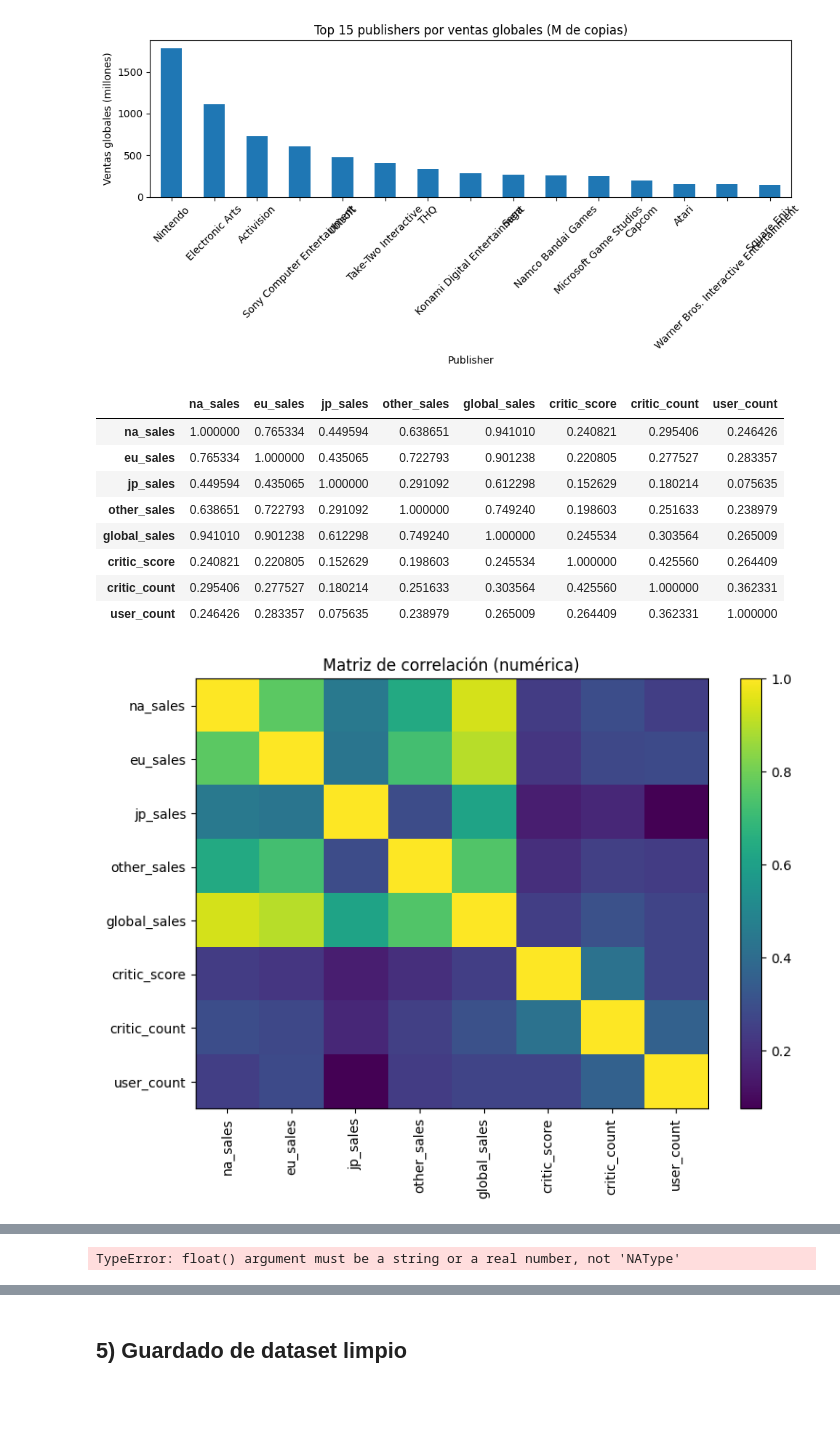
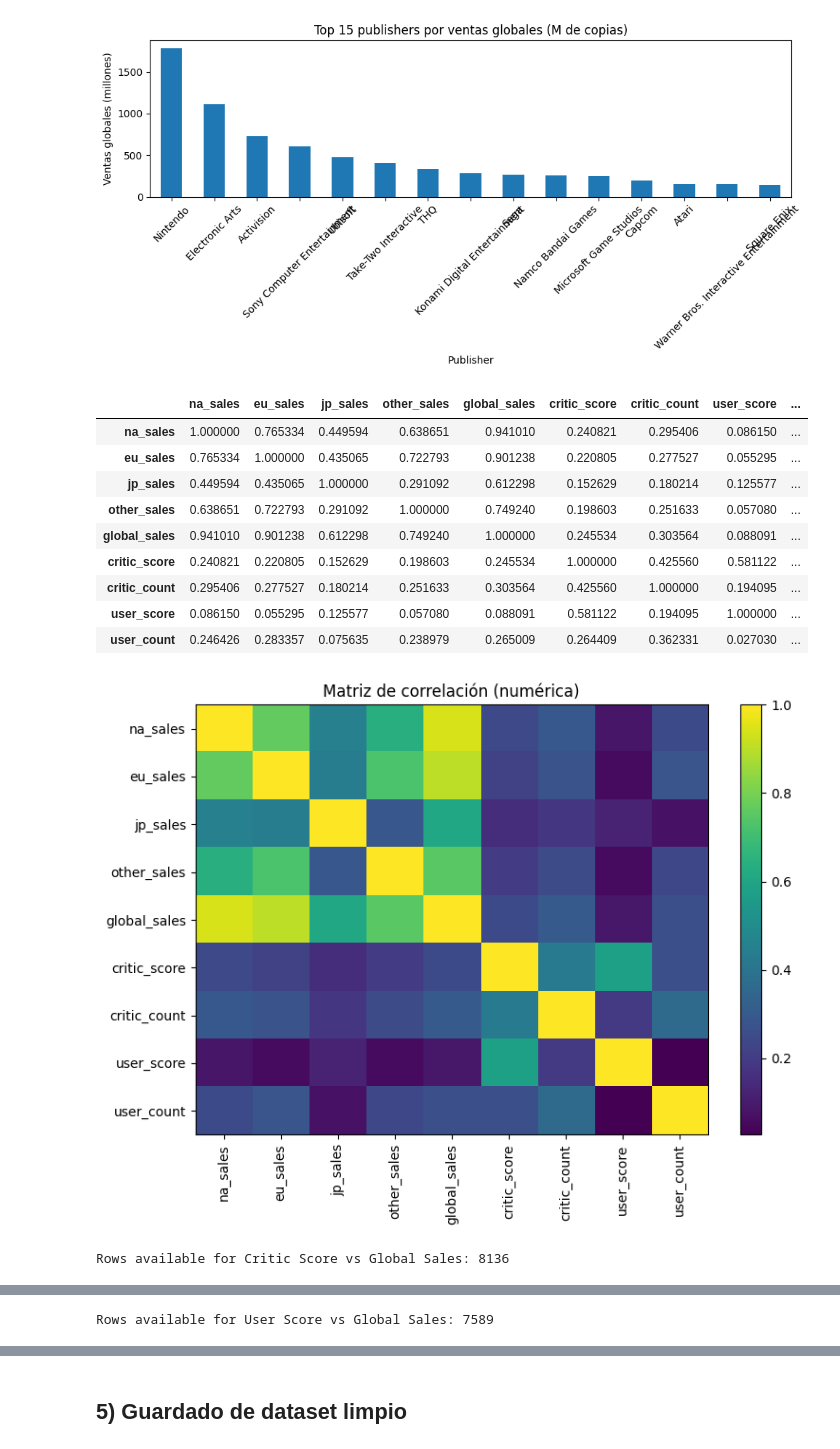
Before and after one commit to Factoria-F5-madrid/proyecto_3_EDA_Yeder_Pimentel, a Jupyter notebook: video_game_sales_EDA.ipynb, the cells around one changed output, grey strips where cells are left out. Saved outputs shown, nothing was run; the diff lists cells and outputs as text; code cells hidden in the pictures; blank space fills up the shorter version.

Commit message:
fix(plot): coerce numeric and drop NA before scatter plots to avoid TypeError

```diff
--- a/video_game_sales_EDA.ipynb
+++ b/video_game_sales_EDA.ipynb
@@ -360,44 +360,66 @@ Name: global_sales, dtype: float64
 [figure]
 # %%
 if 'df_clean' in globals() and set(["critic_score","user_score","global_sales"]).issubset(df_clean.columns):
-    # Correlaciones numéricas
+    # Ensure these columns are numeric (invalid parsing -> NaN)
+    df_clean["critic_score"] = pd.to_numeric(df_clean["critic_score"], errors="coerce")
+    df_clean["user_score"]  = pd.to_numeric(df_clean["user_score"],  errors="coerce")
+    df_clean["global_sales"] = pd.to_numeric(df_clean["global_sales"], errors="coerce")
+
+    # Build numeric-only matrix for correlation (automatically drops non-numeric columns)
     num_cols = df_clean.select_dtypes(include=[np.number]).columns
     corr = df_clean[num_cols].corr()
     display(corr)
 
     plt.figure(figsize=(8,6))
     plt.imshow(corr, interpolation='nearest', aspect='auto')
     plt.title("Matriz de correlación (numérica)")
     plt.xticks(range(len(num_cols)), num_cols, rotation=90)
     plt.yticks(range(len(num_cols)), num_cols)
     plt.colorbar()
     plt.tight_layout()
     plt.show()
 
-    # Relación puntuaciones vs ventas
-    plt.figure(figsize=(6,5))
-    plt.scatter(df_clean["critic_score"], df_clean["global_sales"])
-    plt.xlabel("Critic Score")
-    plt.ylabel("Global Sales (M)")
-    plt.title("Critic Score vs Ventas Globales")
-    plt.tight_layout()
-    plt.show()
+    # ---- Critic Score vs Global Sales ----
+    plot_cs = df_clean[["critic_score","global_sales"]].dropna(subset=["critic_score","global_sales"])
+    print(f"Rows available for Critic Score vs Global Sales: {len(plot_cs)}")
+    if not plot_cs.empty:
+        plt.figure(figsize=(6,5))
+        plt.scatter(plot_cs["critic_score"], plot_cs["global_sales"], alpha=0.6)
+        plt.xlabel("Critic Score")
+        plt.ylabel("Global Sales (M)")
+        plt.title("Critic Score vs Ventas Globales")
+        plt.grid(True, linewidth=0.3, linestyle="--", alpha=0.5)
+        plt.tight_layout()
+        plt.show()
+    else:
+        print("No hay datos válidos para graficar Critic Score vs Global Sales.")
 
-    plt.figure(figsize=(6,5))
-    plt.scatter(df_clean["user_score"], df_clean["global_sales"])
-    plt.xlabel("User Score")
-    plt.ylabel("Global Sales (M)")
-    plt.title("User Score vs Ventas Globales")
-    plt.tight_layout()
-    plt.show()
+    # ---- User Score vs Global Sales ----
+    plot_us = df_clean[["user_score","global_sales"]].dropna(subset=["user_score","global_sales"])
+    print(f"Rows available for User Score vs Global Sales: {len(plot_us)}")
+    if not plot_us.empty:
+        plt.figure(figsize=(6,5))
+        plt.scatter(plot_us["user_score"], plot_us["global_sales"], alpha=0.6)
+        plt.xlabel("User Score")
+        plt.ylabel("Global Sales (M)")
+        plt.title("User Score vs Ventas Globales")
+        plt.grid(True, linewidth=0.3, linestyle="--", alpha=0.5)
+        plt.tight_layout()
+        plt.show()
+    else:
+        print("No hay datos válidos para graficar User Score vs Global Sales.")
+else:
+    print("Las columnas critic_score, user_score o global_sales no están presentes en df_clean.")
 # %% [output]
-|  | na_sales | eu_sales | jp_sales | other_sales | global_sales | critic_score | critic_count | user_count |
-| na_sales | 1.000000 | 0.765334 | 0.449594 | 0.638651 | 0.941010 | 0.240821 | 0.295406 | 0.246426 |
-| eu_sales | 0.765334 | 1.000000 | 0.435065 | 0.722793 | 0.901238 | 0.220805 | 0.277527 | 0.283357 |
-| jp_sales | 0.449594 | 0.435065 | 1.000000 | 0.291092 | 0.612298 | 0.152629 | 0.180214 | 0.075635 |
-| other_sales | 0.638651 | 0.722793 | 0.291092 | 1.000000 | 0.749240 | 0.198603 | 0.251633 | 0.238979 |
-| global_sales | 0.941010 | 0.901238 | 0.612298 | 0.749240 | 1.000000 | 0.245534 | 0.303564 | 0.265009 |
-| critic_score | 0.240821 | 0.220805 | 0.152629 | 0.198603 | 0.245534 | 1.000000 | 0.425560 | 0.264409 |
-| critic_count | 0.295406 | 0.277527 | 0.180214 | 0.251633 | 0.303564 | 0.425560 | 1.000000 | 0.362331 |
-| user_count | 0.246426 | 0.283357 | 0.075635 | 0.238979 | 0.265009 | 0.264409 | 0.362331 | 1.000000 |
+|  | na_sales | eu_sales | jp_sales | other_sales | global_sales | critic_score | critic_count | user_score | ... |
+| na_sales | 1.000000 | 0.765334 | 0.449594 | 0.638651 | 0.941010 | 0.240821 | 0.295406 | 0.086150 | ... |
+| eu_sales | 0.765334 | 1.000000 | 0.435065 | 0.722793 | 0.901238 | 0.220805 | 0.277527 | 0.055295 | ... |
+| jp_sales | 0.449594 | 0.435065 | 1.000000 | 0.291092 | 0.612298 | 0.152629 | 0.180214 | 0.125577 | ... |
+| other_sales | 0.638651 | 0.722793 | 0.291092 | 1.000000 | 0.749240 | 0.198603 | 0.251633 | 0.057080 | ... |
+| global_sales | 0.941010 | 0.901238 | 0.612298 | 0.749240 | 1.000000 | 0.245534 | 0.303564 | 0.088091 | ... |
+| critic_score | 0.240821 | 0.220805 | 0.152629 | 0.198603 | 0.245534 | 1.000000 | 0.425560 | 0.581122 | ... |
+| critic_count | 0.295406 | 0.277527 | 0.180214 | 0.251633 | 0.303564 | 0.425560 | 1.000000 | 0.194095 | ... |
+| user_score | 0.086150 | 0.055295 | 0.125577 | 0.057080 | 0.088091 | 0.581122 | 0.194095 | 1.000000 | ... |
+| user_count | 0.246426 | 0.283357 | 0.075635 | 0.238979 | 0.265009 | 0.264409 | 0.362331 | 0.027030 | ... |
-[figure, old version]
+[figure, new version]
+Rows available for Critic Score vs Global Sales: 8136
@@ -405 +427 @@ if 'df_clean' in globals() and set(["critic_score","user_score","global_sales"])
-TypeError: float() argument must be a string or a real number, not 'NAType'
+Rows available for User Score vs Global Sales: 7589
```
Also changed, not shown: parts of 3 cells of this notebook.
